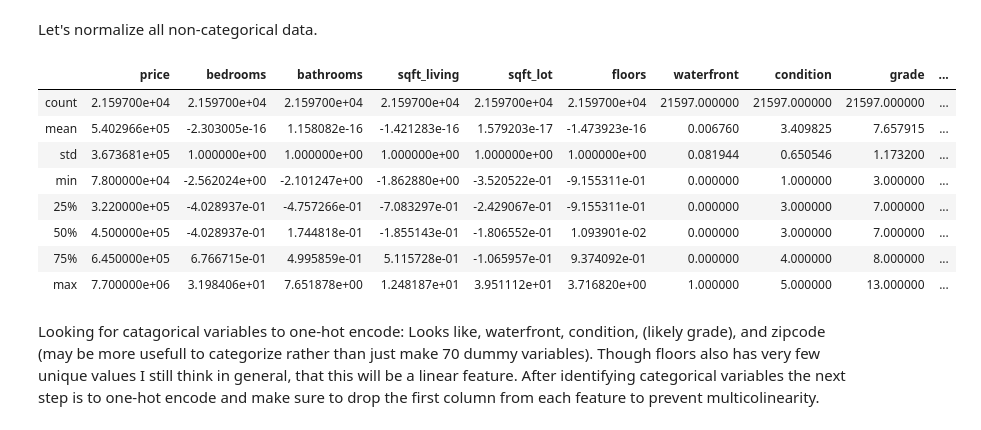
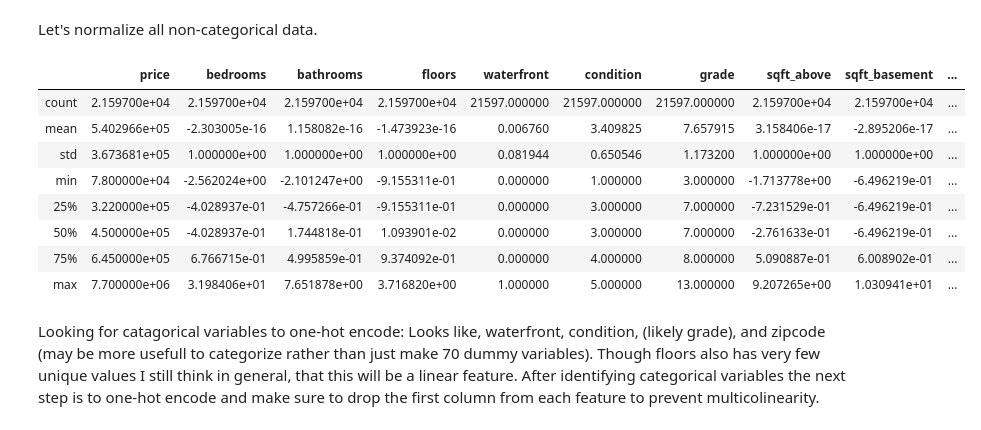
Before and after one commit to StephenTurk/mod_2_final_project, a Jupyter notebook: student.ipynb, the cells around one changed output. Cells and saved outputs as stored; diff of their text form; code cells hidden in the pictures.

```diff
--- a/student.ipynb
+++ b/student.ipynb
@@ -268,3 +268,7 @@ min          0.000000
 75%          0.000000
 max       2015.000000
 Name: yr_renovated, dtype: float64
+# %%
+data['sqft_ratio15'] = data['sqft_living'] / data['sqft_living15']
+data['sqft_lot_ratio15'] = data['sqft_lot'] / data['sqft_lot15']
+data = data.drop(['sqft_living', 'sqft_living15', 'sqft_lot', 'sqft_lot15'], axis=1)
@@ -273,19 +297,19 @@ Let's normalize all non-categorical data.
 # %%
 def norm_feat(series):
     return (series - series.mean())/series.std()
-for feat in ['bedrooms', 'bathrooms', 'sqft_living', 'sqft_lot', 'floors', 'sqft_above', 'sqft_basement', 'yr_built', 'yr_renovated', 'lat', 'long', 'sqft_living15', 'sqft_lot15']:
+for feat in ['bedrooms', 'bathrooms', 'sqft_lot_ratio15', 'floors', 'sqft_above', 'sqft_basement', 'yr_built', 'yr_renovated', 'lat', 'long', 'sqft_ratio15']:
     data[feat] = norm_feat(data[feat])
 data.describe()
 # %% [output]
-|  | price | bedrooms | bathrooms | sqft_living | sqft_lot | floors | waterfront | condition | grade | ... |
-| count | 2.159700e+04 | 2.159700e+04 | 2.159700e+04 | 2.159700e+04 | 2.159700e+04 | 2.159700e+04 | 21597.000000 | 21597.000000 | 21597.000000 | ... |
-| mean | 5.402966e+05 | -2.303005e-16 | 1.158082e-16 | -1.421283e-16 | 1.579203e-17 | -1.473923e-16 | 0.006760 | 3.409825 | 7.657915 | ... |
-| std | 3.673681e+05 | 1.000000e+00 | 1.000000e+00 | 1.000000e+00 | 1.000000e+00 | 1.000000e+00 | 0.081944 | 0.650546 | 1.173200 | ... |
-| min | 7.800000e+04 | -2.562024e+00 | -2.101247e+00 | -1.862880e+00 | -3.520522e-01 | -9.155311e-01 | 0.000000 | 1.000000 | 3.000000 | ... |
-| 25% | 3.220000e+05 | -4.028937e-01 | -4.757266e-01 | -7.083297e-01 | -2.429067e-01 | -9.155311e-01 | 0.000000 | 3.000000 | 7.000000 | ... |
-| 50% | 4.500000e+05 | -4.028937e-01 | 1.744818e-01 | -1.855143e-01 | -1.806552e-01 | 1.093901e-02 | 0.000000 | 3.000000 | 7.000000 | ... |
-| 75% | 6.450000e+05 | 6.766715e-01 | 4.995859e-01 | 5.115728e-01 | -1.065957e-01 | 9.374092e-01 | 0.000000 | 4.000000 | 8.000000 | ... |
-| max | 7.700000e+06 | 3.198406e+01 | 7.651878e+00 | 1.248187e+01 | 3.951112e+01 | 3.716820e+00 | 1.000000 | 5.000000 | 13.000000 | ... |
+|  | price | bedrooms | bathrooms | floors | waterfront | condition | grade | sqft_above | sqft_basement | ... |
+| count | 2.159700e+04 | 2.159700e+04 | 2.159700e+04 | 2.159700e+04 | 21597.000000 | 21597.000000 | 21597.000000 | 2.159700e+04 | 2.159700e+04 | ... |
+| mean | 5.402966e+05 | -2.303005e-16 | 1.158082e-16 | -1.473923e-16 | 0.006760 | 3.409825 | 7.657915 | 3.158406e-17 | -2.895206e-17 | ... |
+| std | 3.673681e+05 | 1.000000e+00 | 1.000000e+00 | 1.000000e+00 | 0.081944 | 0.650546 | 1.173200 | 1.000000e+00 | 1.000000e+00 | ... |
+| min | 7.800000e+04 | -2.562024e+00 | -2.101247e+00 | -9.155311e-01 | 0.000000 | 1.000000 | 3.000000 | -1.713778e+00 | -6.496219e-01 | ... |
+| 25% | 3.220000e+05 | -4.028937e-01 | -4.757266e-01 | -9.155311e-01 | 0.000000 | 3.000000 | 7.000000 | -7.231529e-01 | -6.496219e-01 | ... |
+| 50% | 4.500000e+05 | -4.028937e-01 | 1.744818e-01 | 1.093901e-02 | 0.000000 | 3.000000 | 7.000000 | -2.761633e-01 | -6.496219e-01 | ... |
+| 75% | 6.450000e+05 | 6.766715e-01 | 4.995859e-01 | 9.374092e-01 | 0.000000 | 4.000000 | 8.000000 | 5.090887e-01 | 6.008902e-01 | ... |
+| max | 7.700000e+06 | 3.198406e+01 | 7.651878e+00 | 3.716820e+00 | 1.000000 | 5.000000 | 13.000000 | 9.207265e+00 | 1.030941e+01 | ... |
 # %% [markdown]
 Looking for catagorical variables to one-hot encode:
 Looks like, waterfront, condition, (likely grade), and zipcode (may be more usefull to categorize rather than just make 70 dummy variables). Though floors also has very few unique values I still think in general, that this will be a linear feature. After identifying categorical variables the next step is to one-hot encode and make sure to drop the first column from each feature to prevent multicolinearity.
```
Also changed, not shown: parts of 24 cells of this notebook.
